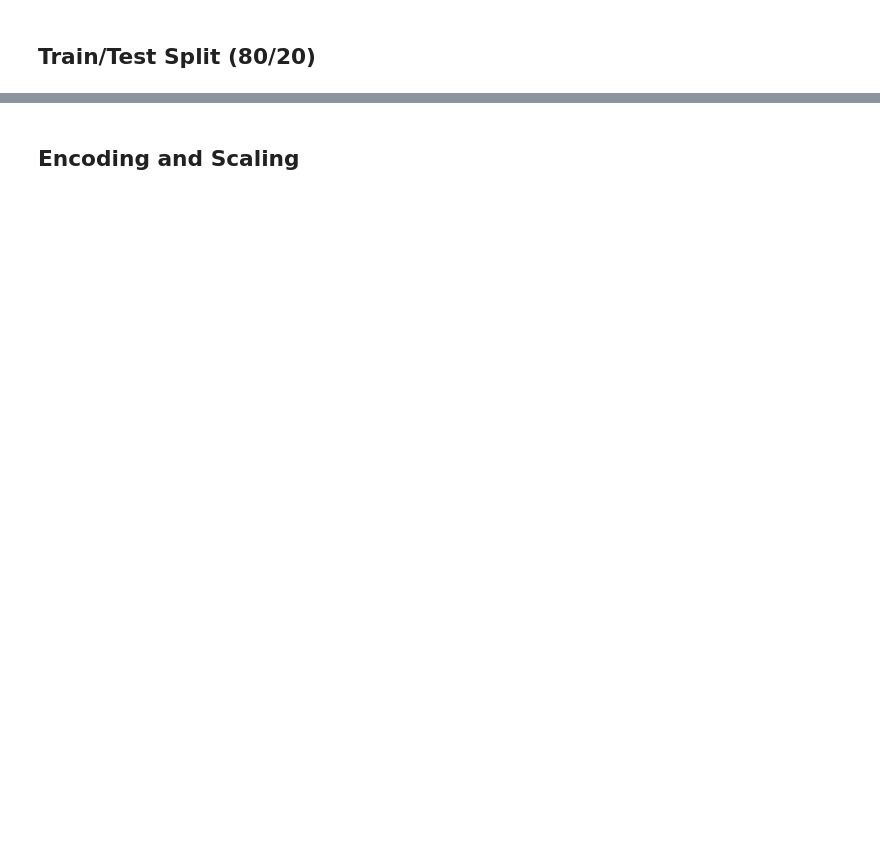
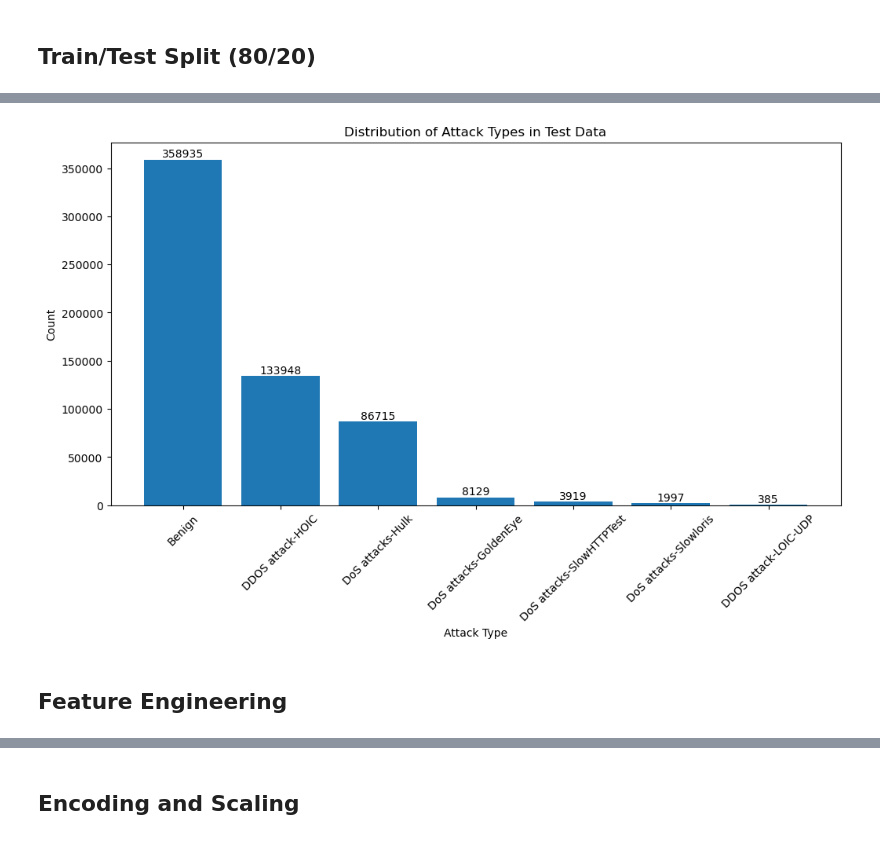
Before and after one commit to luisdavidgarcia/DDoS-Hybrid-Detection-System, a Jupyter notebook: notebooks/analysis_cicids2019.ipynb, the cells around one changed output, grey strips where cells are left out. Saved outputs shown, nothing was run; the diff lists cells and outputs as text; code cells hidden in the pictures; blank space fills up the shorter version.

```diff
--- a/notebooks/analysis_cicids2019.ipynb
+++ b/notebooks/analysis_cicids2019.ipynb
@@ -165,11 +203,15 @@ plt.show()
 # %%
 # Check the distribution of the labels in test data
 test_attack_counts = y_test.value_counts()
 plt.figure(figsize=(12,6))
 bars = plt.bar(test_attack_counts.index, test_attack_counts.values)
 add_bar_labels(bars)
 plt.xlabel("Attack Type")
 plt.ylabel("Count")
 plt.title("Distribution of Attack Types in Test Data")
-plt.xticks(rotation=0)
+plt.xticks(rotation=45)
 plt.show()
+# %% [output]
+[figure, added]
+# %% [markdown]
+## Feature Engineering
```
Also changed, not shown: parts of 45 cells of this notebook.
